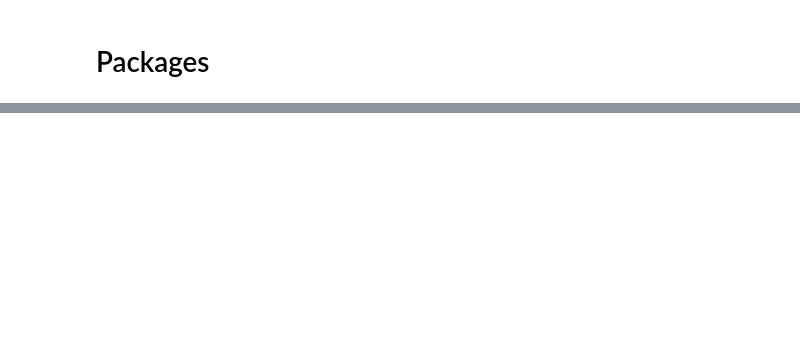
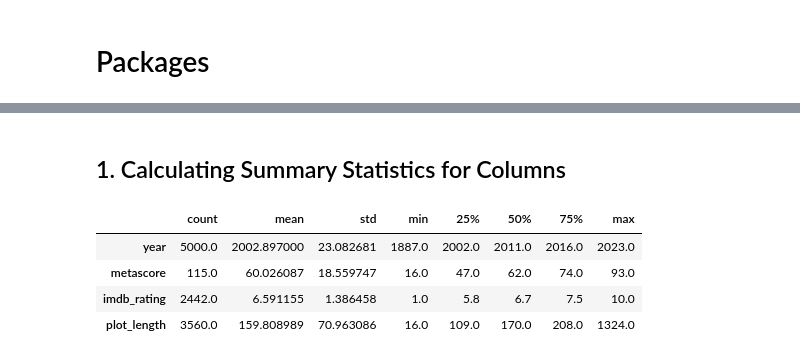
Before and after one commit to dmunger27/Movies_Plots_Analysis, a Jupyter notebook: notebooks/Descriptive Statistics on API Data.ipynb, the cells around one changed output, grey strips where cells are left out. Drawn from its saved outputs; the diff is of its cells as text; code cells hidden in the pictures; blank space fills up the shorter version.

```diff
--- a/notebooks/Descriptive Statistics on API Data.ipynb
+++ b/notebooks/Descriptive Statistics on API Data.ipynb
@@ -11,8 +20,6 @@ from collections import Counter, defaultdict
 # %%
 # Read in csv data as pandas data frame
-df = pd.read_csv("Cleaned Plot Data.csv")
-# remove the additional index as the first column
-df = df.iloc[: , 1:]
+movies_info = pd.read_csv("Raw Movie Data.csv")
 # see a random subset of 15 samples
-df.sample(15)
+movies_info.sample(15)
 # %% [output]
@@ -37,0 +49,14 @@ df.sample(15)
+# %% [markdown]
+## 1. Calculating Summary Statistics for Columns
+# %%
+# Create a new column to look at the length of each plot
+movies_info['plot_length'] = movies_info['plot'].str.len()
+
+# 5 number summary of the numerical columns
+movies_info.describe().T
+# %% [output]
+|  | count | mean | std | min | 25% | 50% | 75% | max |
+| year | 5000.0 | 2002.897000 | 23.082681 | 1887.0 | 2002.0 | 2011.0 | 2016.0 | 2023.0 |
+| metascore | 115.0 | 60.026087 | 18.559747 | 16.0 | 47.0 | 62.0 | 74.0 | 93.0 |
+| imdb_rating | 2442.0 | 6.591155 | 1.386458 | 1.0 | 5.8 | 6.7 | 7.5 | 10.0 |
+| plot_length | 3560.0 | 159.808989 | 70.963086 | 16.0 | 109.0 | 170.0 | 208.0 | 1324.0 |
```
Also changed, not shown: parts of 18 cells of this notebook, 5 other files.
